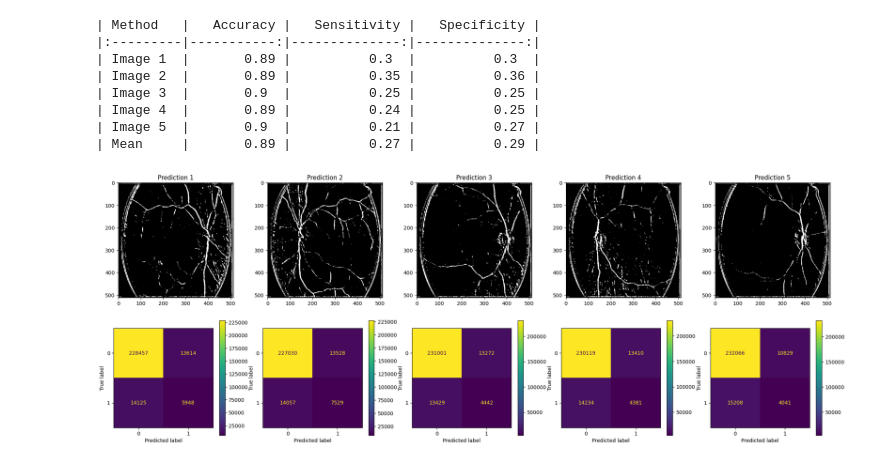
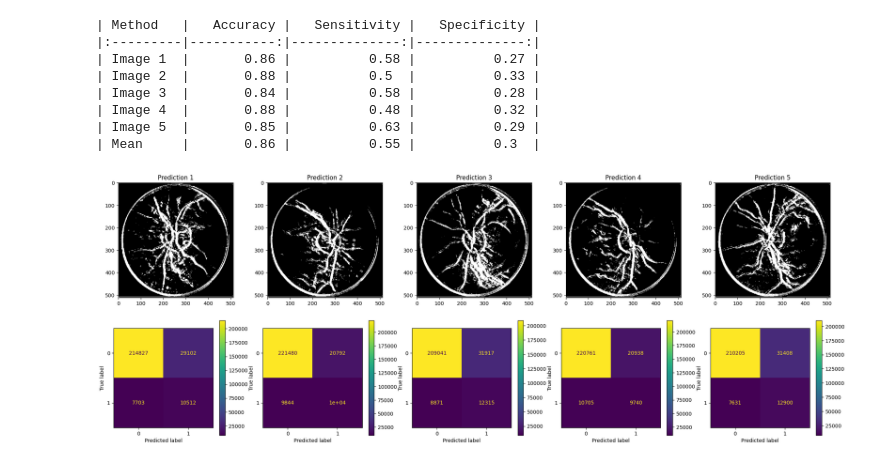
Before and after one commit to majsterkovic/Retinal-Vessel-Segmentation, a Jupyter notebook: deepl-learning.ipynb, the cells around one changed output. Saved outputs shown, nothing was run; the diff lists cells and outputs as text; code cells hidden in the pictures.

```diff
--- a/deepl-learning.ipynb
+++ b/deepl-learning.ipynb
@@ -119,29 +121,0 @@ Epoch 8/8
-# %%
-model = load_model('best_model.h5', compile=False)
-
-test_image = cv2.imread('./CHASEDB1/Image_' + str("11").zfill(2) + 'L.jpg', cv2.IMREAD_COLOR)
-test_image = cv2.resize(test_image, (512, 512))
-test_image = test_image / 255.0
-
-test_image = np.expand_dims(test_image, axis=0)
-prediction = model.predict(test_image)
-
-prediction = np.squeeze(prediction, axis=0)
-
-threshold = 0.5
-binary_mask = (prediction >= threshold).astype(np.uint8)
-
-plt.figure(figsize=(16, 8))
-plt.subplot(1, 3, 1)
-plt.imshow(test_image[0])
-plt.title('Image')
-plt.subplot(1, 3, 2)
-plt.imshow(prediction, cmap='gray')
-plt.title('Prediction')
-plt.subplot(1, 3, 3)
-plt.imshow(binary_mask, cmap='gray')
-plt.title('Binary mask')
-plt.show()
-
-if SAVE_PLOTS:
-    plt.savefig(f'{PATH}/results.png')
@@ -182,5 +155,5 @@ for i in IMG_NO:
 # %%
-n = len(IMG_NO)
+n = 5
 fig, ax = plt.subplots(3, n)
 fig.set_size_inches(18.5, 10.5)
 
@@ -198,8 +171,8 @@ for k, new_img, mask in zip(range(n), images, masks):
     y_pred = model.predict(new_img)
     y_pred = np.squeeze(y_pred, axis=0)
 
-    threshold = 0.5
-    binary_mask = (y_pred >= threshold).astype(np.uint8)
+    threshold = 0.91
+    binary_mask = np.where(y_pred > threshold, 1, 0)
     PREDICTED.append(binary_mask)
 
     ax[2, k].imshow(binary_mask, cmap='gray')
@@ -217,5 +190,5 @@ if SAVE_PLOTS:
 # %%
-fig, axs = plt.subplots(2, len(IMG_NO))
+fig, axs = plt.subplots(2, 5)
 fig.set_size_inches(25.5, 9)
 
 headers = ["Method", "Accuracy", "Sensitivity", "Specificity"]
@@ -228,37 +201,37 @@ for i, expert_mask, predicted in zip(range(len(IMG_NO)), masks, PREDICTED):
     y_true = np.where(y_true > 0.5, 1, 0)
 
 
     y_pred = predicted.ravel()
     y_pred = y_pred / y_pred.max()
     y_pred = np.where(y_pred > 0.5, 1, 0)
 
     cm = confusion_matrix(y_true, y_pred)
 
     axs[0][i].imshow(predicted, cmap='gray')
     axs[0][i].set_title('Prediction ' + str(i+1))
 
     disp = ConfusionMatrixDisplay(confusion_matrix=cm)
     disp.plot(ax=axs[1][i])
 
     accuracy = accuracy_score(y_true, y_pred)
     precision = precision_score(y_true, y_pred)
     recall = recall_score(y_true, y_pred)
 
     data.append([f"Image {i+1}", f"{accuracy:.2f}", f"{recall:.2f}", f"{precision:.2f}"])
 
 data.append(["Mean", f"{np.mean([float(x[1]) for x in data]):.2f}", f"{np.mean([float(x[2]) for x in data]):.2f}", f"{np.mean([float(x[3]) for x in data]):.2f}"])
 
 print(tabulate(data, headers=headers, tablefmt="pipe"))
 
 if SAVE_PLOTS:
     plt.savefig(f'{PATH}/results.png')
 # %% [output]
 | Method   |   Accuracy |   Sensitivity |   Specificity |
 |:---------|-----------:|--------------:|--------------:|
-| Image 1  |       0.89 |          0.3  |          0.3  |
-| Image 2  |       0.89 |          0.35 |          0.36 |
-| Image 3  |       0.9  |          0.25 |          0.25 |
-| Image 4  |       0.89 |          0.24 |          0.25 |
-| Image 5  |       0.9  |          0.21 |          0.27 |
-| Mean     |       0.89 |          0.27 |          0.29 |
+| Image 1  |       0.86 |          0.58 |          0.27 |
+| Image 2  |       0.88 |          0.5  |          0.33 |
+| Image 3  |       0.84 |          0.58 |          0.28 |
+| Image 4  |       0.88 |          0.48 |          0.32 |
+| Image 5  |       0.85 |          0.63 |          0.29 |
+| Mean     |       0.86 |          0.55 |          0.3  |
-[figure, old version]
+[figure, new version]
```
Also changed, not shown: parts of 8 cells of this notebook, 3 other files.
